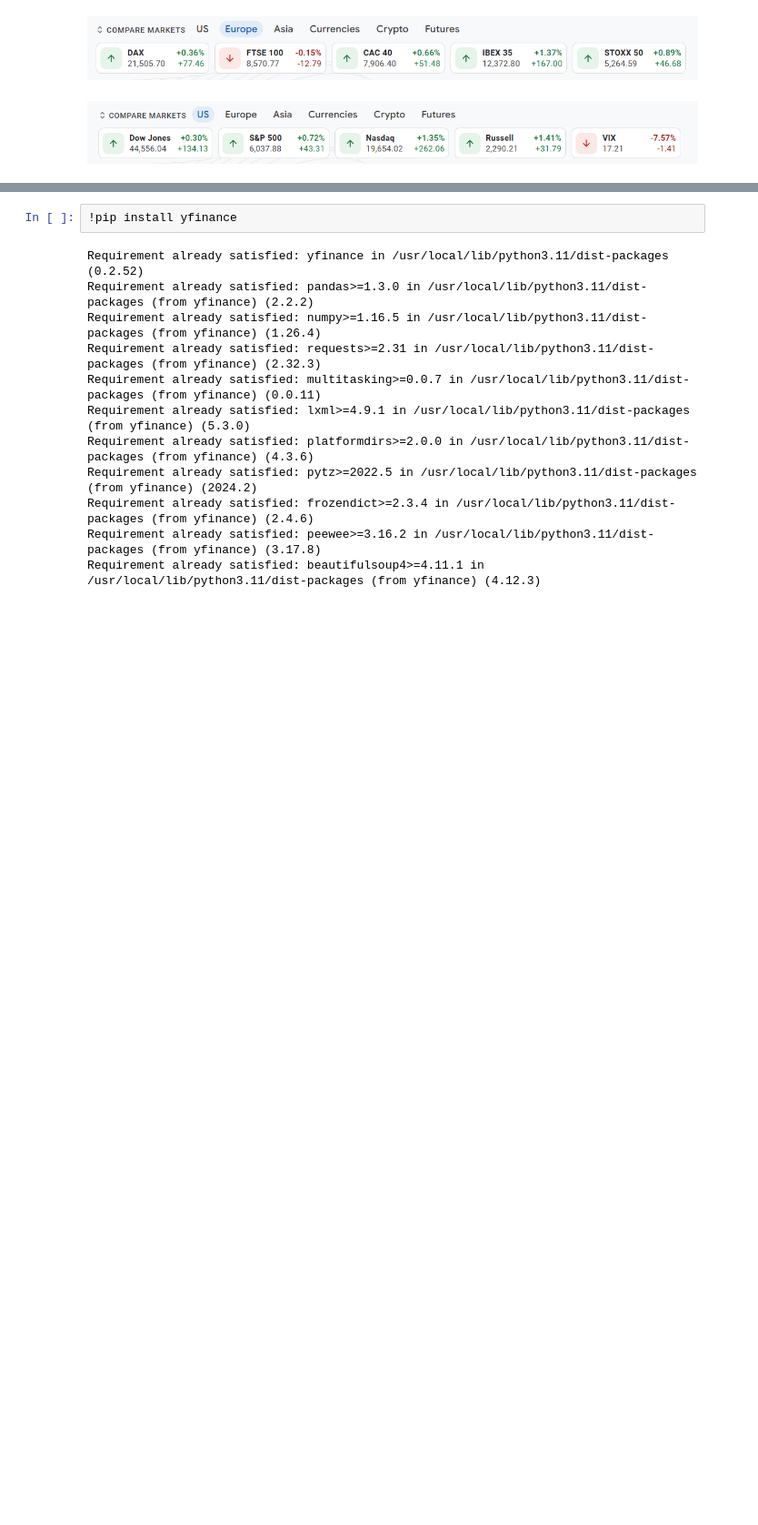
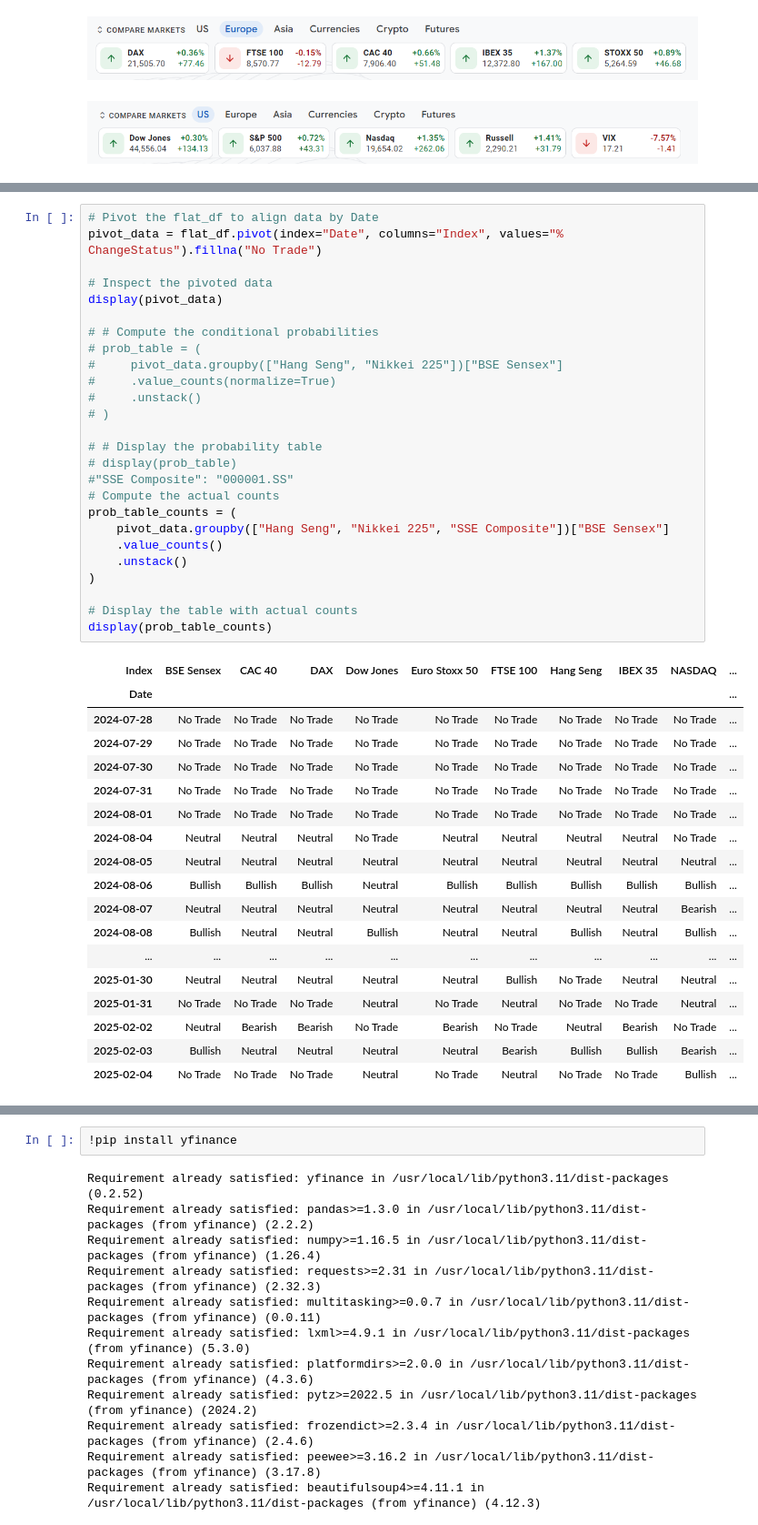
Before and after one commit to Vivekanand-R/Industry-Outlook, a Jupyter notebook: Indices.ipynb, the cells around one changed output, grey strips where cells are left out. Shown at 91% size. Cells and saved outputs as stored; diff of their text form; blank space fills up the shorter version.

```diff
--- a/Indices.ipynb
+++ b/Indices.ipynb
@@ -82,0 +87,45 @@ Today Trends (As on Feb 04th 2025)
+# %%
+# Pivot the flat_df to align data by Date
+pivot_data = flat_df.pivot(index="Date", columns="Index", values="% ChangeStatus").fillna("No Trade")
+
+# Inspect the pivoted data
+display(pivot_data)
+
+# # Compute the conditional probabilities
+# prob_table = (
+#     pivot_data.groupby(["Hang Seng", "Nikkei 225"])["BSE Sensex"]
+#     .value_counts(normalize=True)
+#     .unstack()
+# )
+
+# # Display the probability table
+# display(prob_table)
+#"SSE Composite": "000001.SS"
+# Compute the actual counts
+prob_table_counts = (
+    pivot_data.groupby(["Hang Seng", "Nikkei 225", "SSE Composite"])["BSE Sensex"]
+    .value_counts()
+    .unstack()
+)
+
+# Display the table with actual counts
+display(prob_table_counts)
+# %% [output]
+| Index | BSE Sensex | CAC 40 | DAX | Dow Jones | Euro Stoxx 50 | FTSE 100 | Hang Seng | IBEX 35 | NASDAQ | ... |
+| Date |  |  |  |  |  |  |  |  |  | ... |
+| 2024-07-28 | No Trade | No Trade | No Trade | No Trade | No Trade | No Trade | No Trade | No Trade | No Trade | ... |
+| 2024-07-29 | No Trade | No Trade | No Trade | No Trade | No Trade | No Trade | No Trade | No Trade | No Trade | ... |
+| 2024-07-30 | No Trade | No Trade | No Trade | No Trade | No Trade | No Trade | No Trade | No Trade | No Trade | ... |
+| 2024-07-31 | No Trade | No Trade | No Trade | No Trade | No Trade | No Trade | No Trade | No Trade | No Trade | ... |
+| 2024-08-01 | No Trade | No Trade | No Trade | No Trade | No Trade | No Trade | No Trade | No Trade | No Trade | ... |
+| 2024-08-04 | Neutral | Neutral | Neutral | No Trade | Neutral | Neutral | Neutral | Neutral | No Trade | ... |
+| 2024-08-05 | Neutral | Neutral | Neutral | Neutral | Neutral | Neutral | Neutral | Neutral | Neutral | ... |
+| 2024-08-06 | Bullish | Bullish | Bullish | Neutral | Bullish | Bullish | Bullish | Bullish | Bullish | ... |
+| 2024-08-07 | Neutral | Neutral | Neutral | Neutral | Neutral | Neutral | Neutral | Neutral | Bearish | ... |
+| 2024-08-08 | Bullish | Neutral | Neutral | Bullish | Neutral | Neutral | Bullish | Neutral | Bullish | ... |
+| ... | ... | ... | ... | ... | ... | ... | ... | ... | ... | ... |
+| 2025-01-30 | Neutral | Neutral | Neutral | Neutral | Neutral | Bullish | No Trade | Neutral | Neutral | ... |
+| 2025-01-31 | No Trade | No Trade | No Trade | Neutral | No Trade | Neutral | No Trade | No Trade | Neutral | ... |
+| 2025-02-02 | Neutral | Bearish | Bearish | No Trade | Bearish | No Trade | Neutral | Bearish | No Trade | ... |
+| 2025-02-03 | Bullish | Neutral | Neutral | Neutral | Neutral | Bearish | Bullish | Bullish | Bearish | ... |
+| 2025-02-04 | No Trade | No Trade | No Trade | Neutral | No Trade | Neutral | No Trade | No Trade | Bullish | ... |
```
Also changed, not shown: parts of 6 cells of this notebook.
